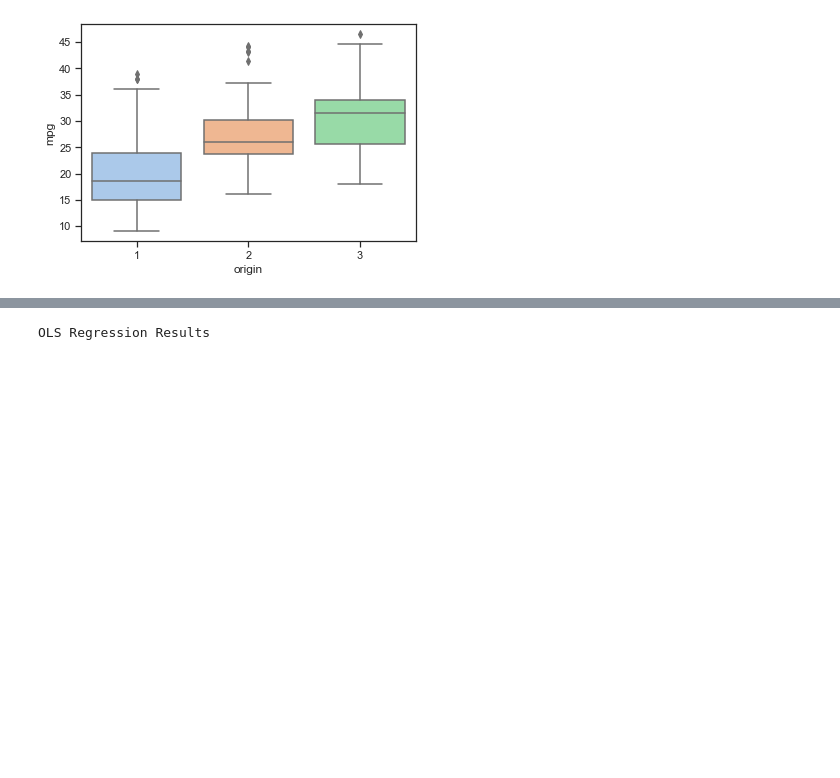
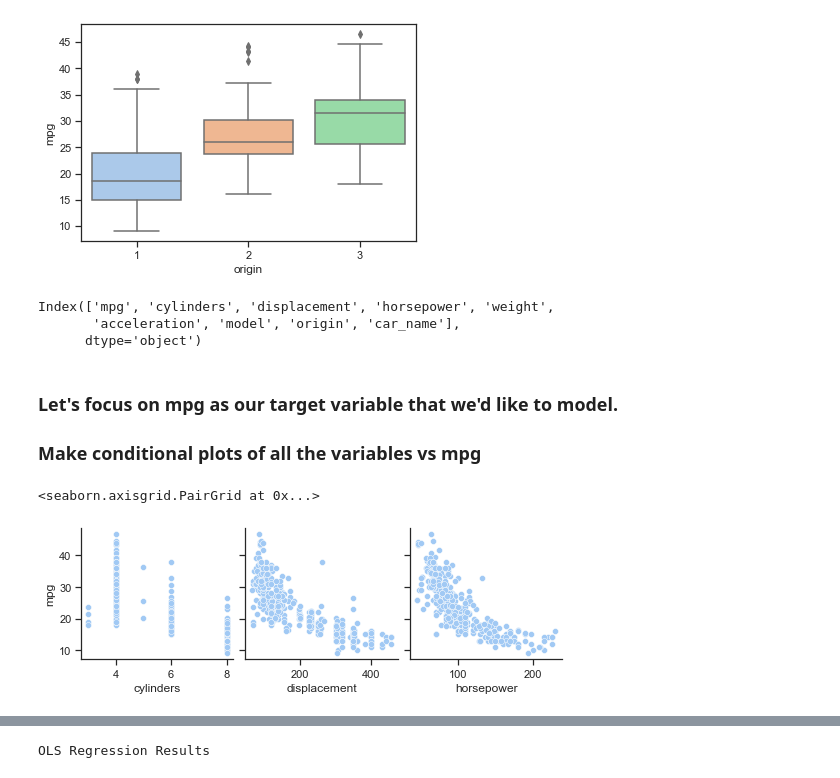
Before and after one commit to Carlene/INTRO-TO-DATA-ANALYSIS, a Jupyter notebook: cars2.ipynb, the cells around one changed output, grey strips where cells are left out. Saved outputs shown, nothing was run; the diff lists cells and outputs as text; code cells hidden in the pictures; blank space fills up the shorter version.

Commit message:
adds pair plots for cars data

```diff
--- a/cars2.ipynb
+++ b/cars2.ipynb
@@ -81,3 +81,21 @@ sns.boxplot(x='origin', y='mpg', data=cars)
 # %% [output]
 <AxesSubplot:xlabel='origin', ylabel='mpg'>
 [figure]
+# %%
+cars.columns
+# %% [output]
+Index(['mpg', 'cylinders', 'displacement', 'horsepower', 'weight',
+       'acceleration', 'model', 'origin', 'car_name'],
+      dtype='object')
+# %% [markdown]
+### Let's focus on mpg as our target variable that we'd like to model.
+### Make conditional plots of all the variables vs mpg
+# %%
+sns.pairplot(
+    cars,
+    x_vars=['cylinders' , 'displacement' , 'horsepower'],
+    y_vars=["mpg"]
+)
+# %% [output]
+<seaborn.axisgrid.PairGrid at 0x...>
+[figure, added]
```
Also changed, not shown: parts of 2 cells of this notebook.
